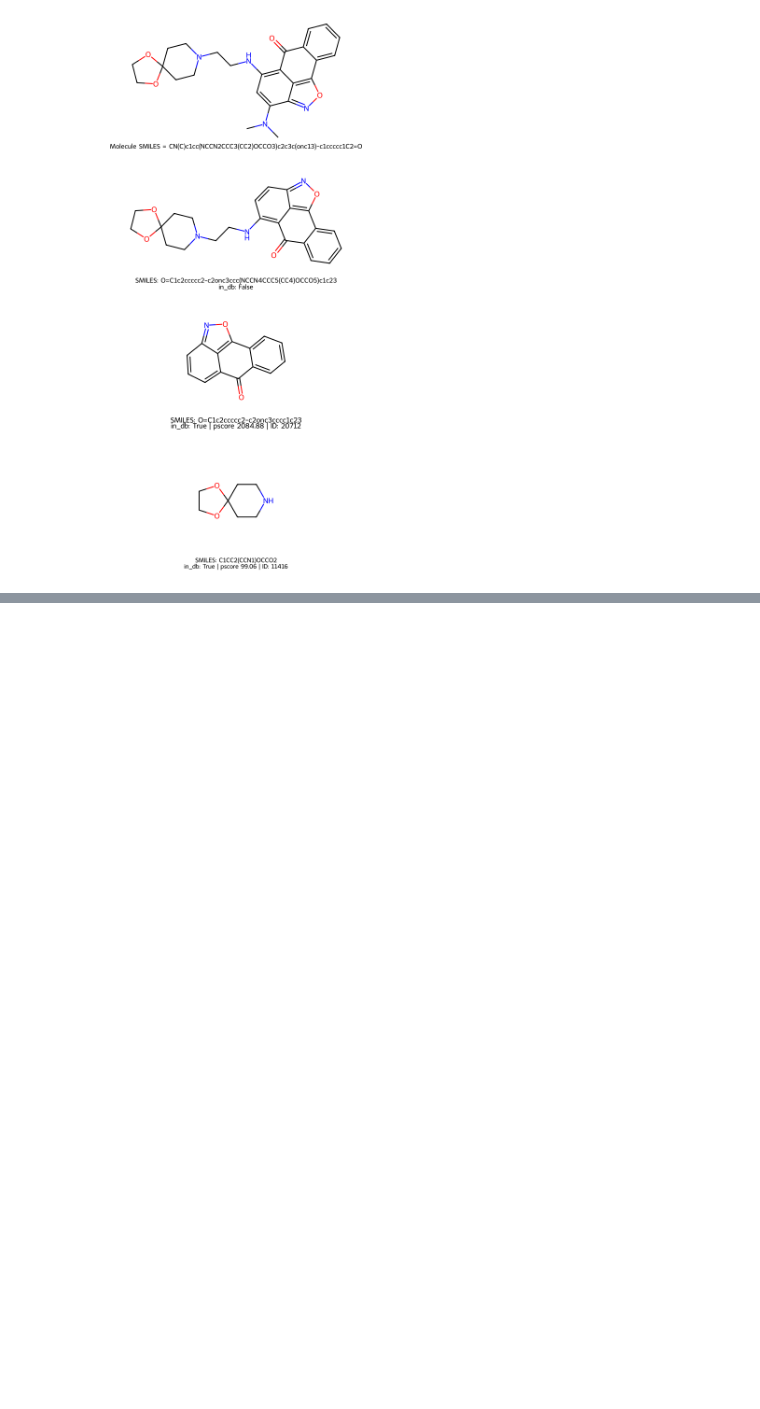
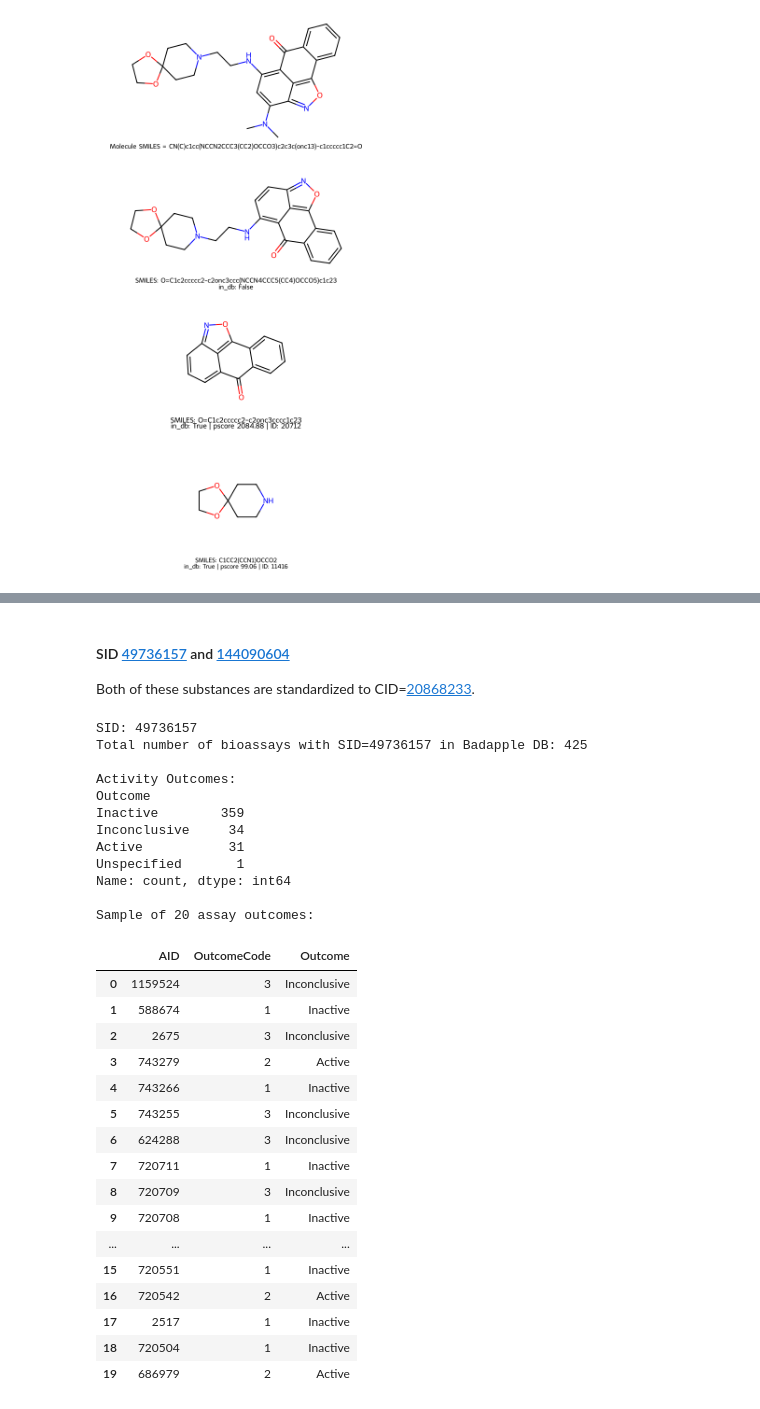
Before and after one commit to unmtransinfo/Badapple2, a Jupyter notebook: src/notebooks/worked_examples.ipynb, the cells around one changed output, grey strips where cells are left out. Cells and saved outputs as stored; diff of their text form; code cells hidden in the pictures; blank space fills up the shorter version.

```diff
--- a/src/notebooks/worked_examples.ipynb
+++ b/src/notebooks/worked_examples.ipynb
@@ -145,0 +432,35 @@ In PubChem, a given compound can be associated with 1+ substances. The code belo
+# %% [markdown]
+#### SID [49736157](https://pubchem.ncbi.nlm.nih.gov/substance/49736157) and [144090604](https://pubchem.ncbi.nlm.nih.gov/substance/144090604)
+Both of these substances are standardized to CID=[20868233](https://pubchem.ncbi.nlm.nih.gov/compound/20868233).
+# %%
+show_assay_report(SID=49736157)
+# %% [output]
+SID: 49736157
+Total number of bioassays with SID=49736157 in Badapple DB: 425
+
+Activity Outcomes:
+Outcome
+Inactive        359
+Inconclusive     34
+Active           31
+Unspecified       1
+Name: count, dtype: int64
+
+Sample of 20 assay outcomes:
+|  | AID | OutcomeCode | Outcome |
+| 0 | 1159524 | 3 | Inconclusive |
+| 1 | 588674 | 1 | Inactive |
+| 2 | 2675 | 3 | Inconclusive |
+| 3 | 743279 | 2 | Active |
+| 4 | 743266 | 1 | Inactive |
+| 5 | 743255 | 3 | Inconclusive |
+| 6 | 624288 | 3 | Inconclusive |
+| 7 | 720711 | 1 | Inactive |
+| 8 | 720709 | 3 | Inconclusive |
+| 9 | 720708 | 1 | Inactive |
+| ... | ... | ... | ... |
+| 15 | 720551 | 1 | Inactive |
+| 16 | 720542 | 2 | Active |
+| 17 | 2517 | 1 | Inactive |
+| 18 | 720504 | 1 | Inactive |
+| 19 | 686979 | 2 | Active |
```
Also changed, not shown: parts of 49 cells of this notebook, 1 other file.
